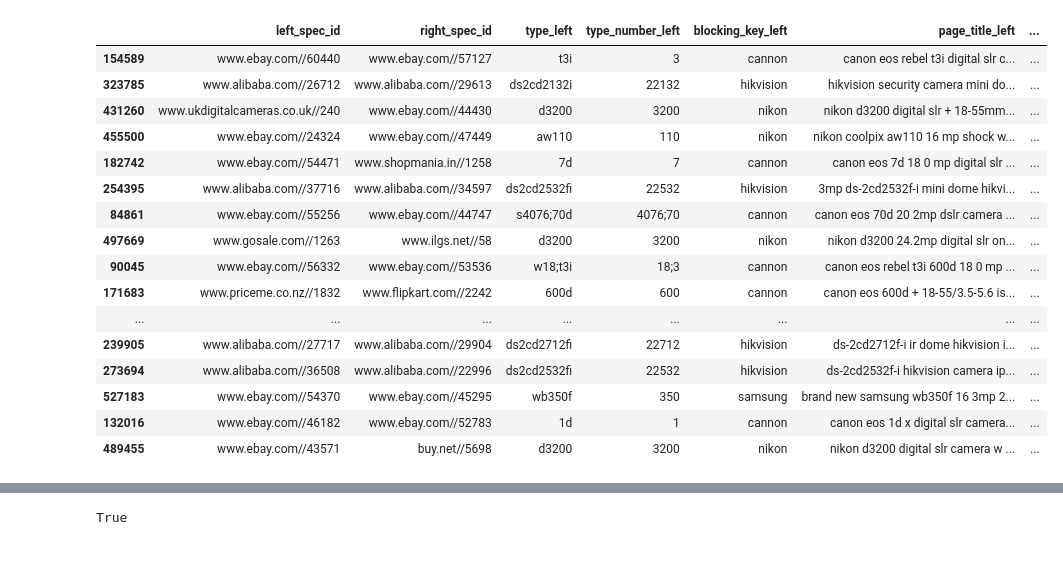
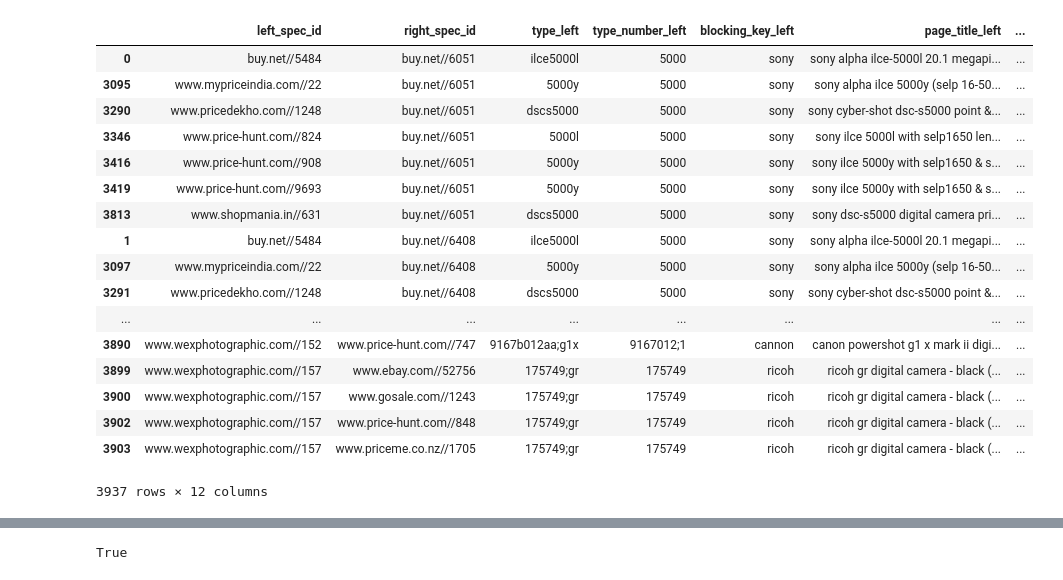
Before and after one commit to greatji/SigmodProgrammingContest2020_code, a Jupyter notebook: Model_1.ipynb, the cells around one changed output, grey strips where cells are left out. Drawn from its saved outputs; the diff is of its cells as text; code cells hidden in the pictures.

```diff
--- a/Model_1.ipynb
+++ b/Model_1.ipynb
@@ -531,12 +531,12 @@ import pandas as pd
 candidates = pd.read_csv('/home/sunji/EM_sigmod/quickstart_package/candidate_pairs_quickstart.csv')
 # structured_data = pd.read_csv('total_with_key_type.csv')
 # %%
-xxxx = pd.read_csv('/home/sunji/EM_sigmod/sigmod_large_labelled_dataset.csv')
+# xxxx = pd.read_csv('/home/sunji/EM_sigmod/sigmod_large_labelled_dataset.csv')
 # xxxx = pd.read_csv('/home/sunji/EM_sigmod/quickstart_package/output/submission.csv')
-# xxxx = pd.read_csv('/home/sunji/EM_sigmod/submit_v23.csv')
+xxxx = pd.read_csv('/home/sunji/EM_sigmod/more.csv')
 # xxxx.columns = ['left_spec_id', 'right_spec_id', 'left_spec_title', 'right_spec_title']
 # %%
-xxxx = candidates.join(structured_data[['type', 'type_number', 'blocking_key', 'page_title', 'version']], on='left_spec_id', how='inner').join(structured_data[['type', 'type_number', 'blocking_key', 'page_title', 'version']], on='right_spec_id', how='inner', lsuffix='_left', rsuffix='_right')
+xxxx = xxxx.join(structured_data[['type', 'type_number', 'blocking_key', 'page_title', 'version']], on='left_spec_id', how='inner').join(structured_data[['type', 'type_number', 'blocking_key', 'page_title', 'version']], on='right_spec_id', how='inner', lsuffix='_left', rsuffix='_right')
 # %%
 xxxx.to_csv('/home/sunji/EM_sigmod/quickstart_package/label_pairs_with_key_type.csv', index=False)
 # %%
@@ -546,22 +546,23 @@ xxxx.to_csv('/home/sunji/EM_sigmod/quickstart_package/candidate_pairs_with_key_t
 # %%
 structured_data = structured_data.set_index('spec_id')
 # %%
-xxxx.sample(n=50)
+xxxx#.sample(50)
 # %% [output]
 |  | left_spec_id | right_spec_id | type_left | type_number_left | blocking_key_left | page_title_left | ... |
-| 154589 | www.ebay.com//60440 | www.ebay.com//57127 | t3i | 3 | cannon | canon eos rebel t3i digital slr c... | ... |
-| 323785 | www.alibaba.com//26712 | www.alibaba.com//29613 | ds2cd2132i | 22132 | hikvision | hikvision security camera mini do... | ... |
-| 431260 | www.ukdigitalcameras.co.uk//240 | www.ebay.com//44430 | d3200 | 3200 | nikon | nikon d3200 digital slr + 18-55mm... | ... |
-| 455500 | www.ebay.com//24324 | www.ebay.com//47449 | aw110 | 110 | nikon | nikon coolpix aw110 16 mp shock w... | ... |
-| 182742 | www.ebay.com//54471 | www.shopmania.in//1258 | 7d | 7 | cannon | canon eos 7d 18 0 mp digital slr ... | ... |
-| 254395 | www.alibaba.com//37716 | www.alibaba.com//34597 | ds2cd2532fi | 22532 | hikvision | 3mp ds-2cd2532f-i mini dome hikvi... | ... |
-| 84861 | www.ebay.com//55256 | www.ebay.com//44747 | s4076;70d | 4076;70 | cannon | canon eos 70d 20 2mp dslr camera ... | ... |
-| 497669 | www.gosale.com//1263 | www.ilgs.net//58 | d3200 | 3200 | nikon | nikon d3200 24.2mp digital slr on... | ... |
-| 90045 | www.ebay.com//56332 | www.ebay.com//53536 | w18;t3i | 18;3 | cannon | canon eos rebel t3i 600d 18 0 mp ... | ... |
-| 171683 | www.priceme.co.nz//1832 | www.flipkart.com//2242 | 600d | 600 | cannon | canon eos 600d + 18-55/3.5-5.6 is... | ... |
+| 0 | buy.net//5484 | buy.net//6051 | ilce5000l | 5000 | sony | sony alpha ilce-5000l 20.1 megapi... | ... |
+| 3095 | www.mypriceindia.com//22 | buy.net//6051 | 5000y | 5000 | sony | sony alpha ilce 5000y (selp 16-50... | ... |
+| 3290 | www.pricedekho.com//1248 | buy.net//6051 | dscs5000 | 5000 | sony | sony cyber-shot dsc-s5000 point &... | ... |
+| 3346 | www.price-hunt.com//824 | buy.net//6051 | 5000l | 5000 | sony | sony ilce 5000l with selp1650 len... | ... |
+| 3416 | www.price-hunt.com//908 | buy.net//6051 | 5000y | 5000 | sony | sony ilce 5000y with selp1650 & s... | ... |
+| 3419 | www.price-hunt.com//9693 | buy.net//6051 | 5000y | 5000 | sony | sony ilce 5000y with selp1650 & s... | ... |
+| 3813 | www.shopmania.in//631 | buy.net//6051 | dscs5000 | 5000 | sony | sony dsc-s5000 digital camera pri... | ... |
+| 1 | buy.net//5484 | buy.net//6408 | ilce5000l | 5000 | sony | sony alpha ilce-5000l 20.1 megapi... | ... |
+| 3097 | www.mypriceindia.com//22 | buy.net//6408 | 5000y | 5000 | sony | sony alpha ilce 5000y (selp 16-50... | ... |
+| 3291 | www.pricedekho.com//1248 | buy.net//6408 | dscs5000 | 5000 | sony | sony cyber-shot dsc-s5000 point &... | ... |
 | ... | ... | ... | ... | ... | ... | ... | ... |
-| 239905 | www.alibaba.com//27717 | www.alibaba.com//29904 | ds2cd2712fi | 22712 | hikvision | ds-2cd2712f-i ir dome hikvision i... | ... |
-| 273694 | www.alibaba.com//36508 | www.alibaba.com//22996 | ds2cd2532fi | 22532 | hikvision | ds-2cd2532f-i hikvision camera ip... | ... |
-| 527183 | www.ebay.com//54370 | www.ebay.com//45295 | wb350f | 350 | samsung | brand new samsung wb350f 16 3mp 2... | ... |
-| 132016 | www.ebay.com//46182 | www.ebay.com//52783 | 1d | 1 | cannon | canon eos 1d x digital slr camera... | ... |
-| 489455 | www.ebay.com//43571 | buy.net//5698 | d3200 | 3200 | nikon | nikon d3200 digital slr camera w ... | ... |
+| 3890 | www.wexphotographic.com//152 | www.price-hunt.com//747 | 9167b012aa;g1x | 9167012;1 | cannon | canon powershot g1 x mark ii digi... | ... |
+| 3899 | www.wexphotographic.com//157 | www.ebay.com//52756 | 175749;gr | 175749 | ricoh | ricoh gr digital camera - black (... | ... |
+| 3900 | www.wexphotographic.com//157 | www.gosale.com//1243 | 175749;gr | 175749 | ricoh | ricoh gr digital camera - black (... | ... |
+| 3902 | www.wexphotographic.com//157 | www.price-hunt.com//848 | 175749;gr | 175749 | ricoh | ricoh gr digital camera - black (... | ... |
+| 3903 | www.wexphotographic.com//157 | www.priceme.co.nz//1705 | 175749;gr | 175749 | ricoh | ricoh gr digital camera - black (... | ... |
+3937 rows × 12 columns
```
Also changed, not shown: parts of 4 cells of this notebook, 1 other file.
